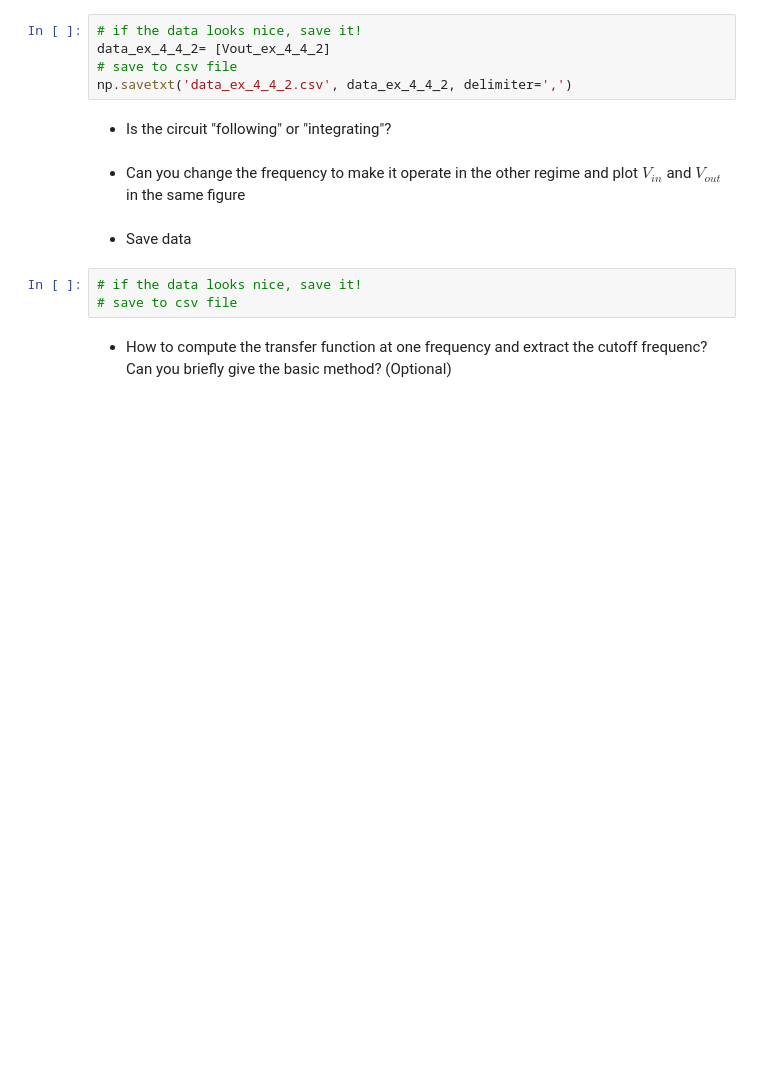
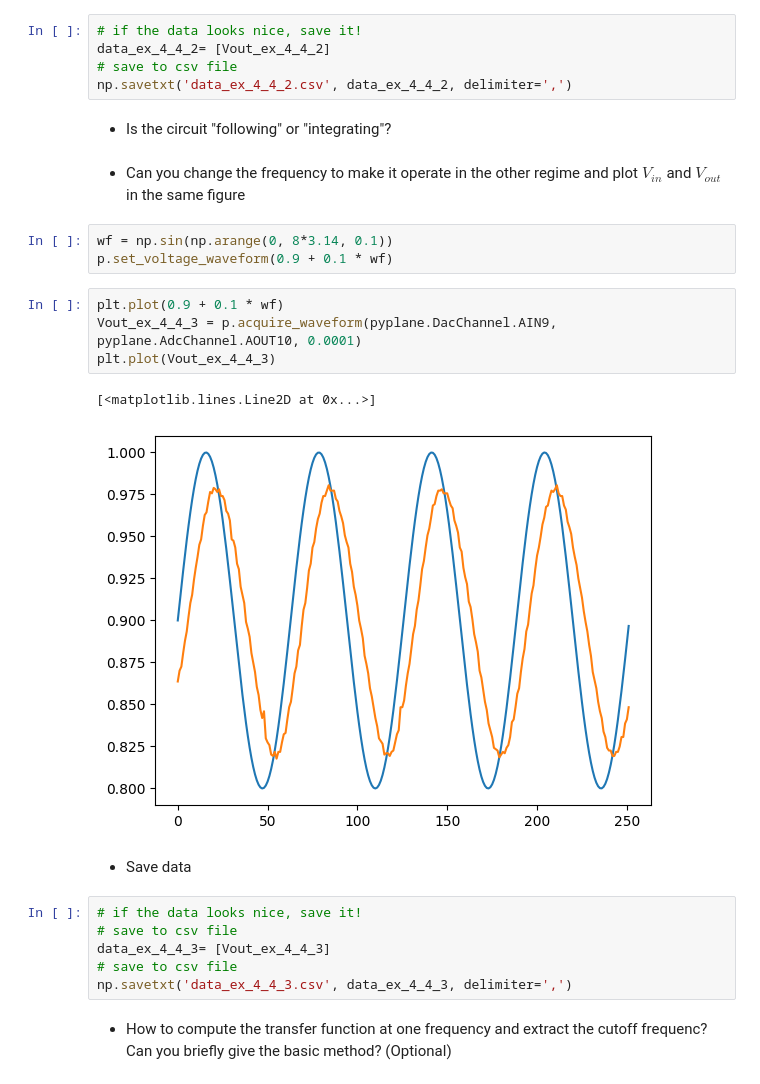
Before and after one commit to daggermaster3000/NE1, a Jupyter notebook: TP6/2021_PRELab06_18_Quillan_Favey.ipynb, the cells around one changed output. Saved outputs shown, nothing was run; the diff lists cells and outputs as text; blank space fills up the shorter version.

```diff
--- a/TP6/2021_PRELab06_18_Quillan_Favey.ipynb
+++ b/TP6/2021_PRELab06_18_Quillan_Favey.ipynb
@@ -604,10 +672,23 @@ np.savetxt('data_ex_4_4_2.csv', data_ex_4_4_2, delimiter=',')
 * Is the circuit "following" or "integrating"?
 # %% [markdown]
 * Can you change the frequency to make it operate in the other regime and plot $V_{in}$ and $V_{out}$ in the same figure
+# %%
+wf = np.sin(np.arange(0, 8*3.14, 0.1))
+p.set_voltage_waveform(0.9 + 0.1 * wf)
+# %%
+plt.plot(0.9 + 0.1 * wf)
+Vout_ex_4_4_3 = p.acquire_waveform(pyplane.DacChannel.AIN9, pyplane.AdcChannel.AOUT10, 0.0001)
+plt.plot(Vout_ex_4_4_3)
+# %% [output]
+[<matplotlib.lines.Line2D at 0x...>]
+[figure, added]
 # %% [markdown]
 * Save data
 # %%
 # if the data looks nice, save it!
 # save to csv file
+data_ex_4_4_3= [Vout_ex_4_4_3]
+# save to csv file
+np.savetxt('data_ex_4_4_3.csv', data_ex_4_4_3, delimiter=',')
 # %% [markdown]
 * How to compute the transfer function at one frequency and extract the cutoff frequenc? Can you briefly give the basic method? (Optional)
```
Also changed, not shown: parts of 19 cells of this notebook, 4 other files.
